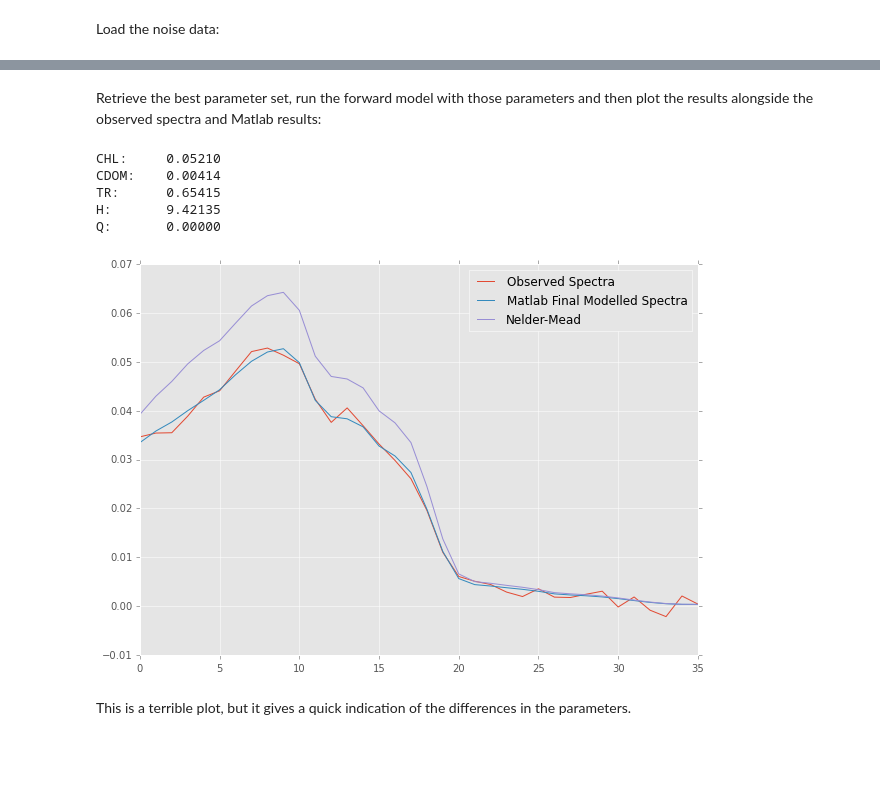
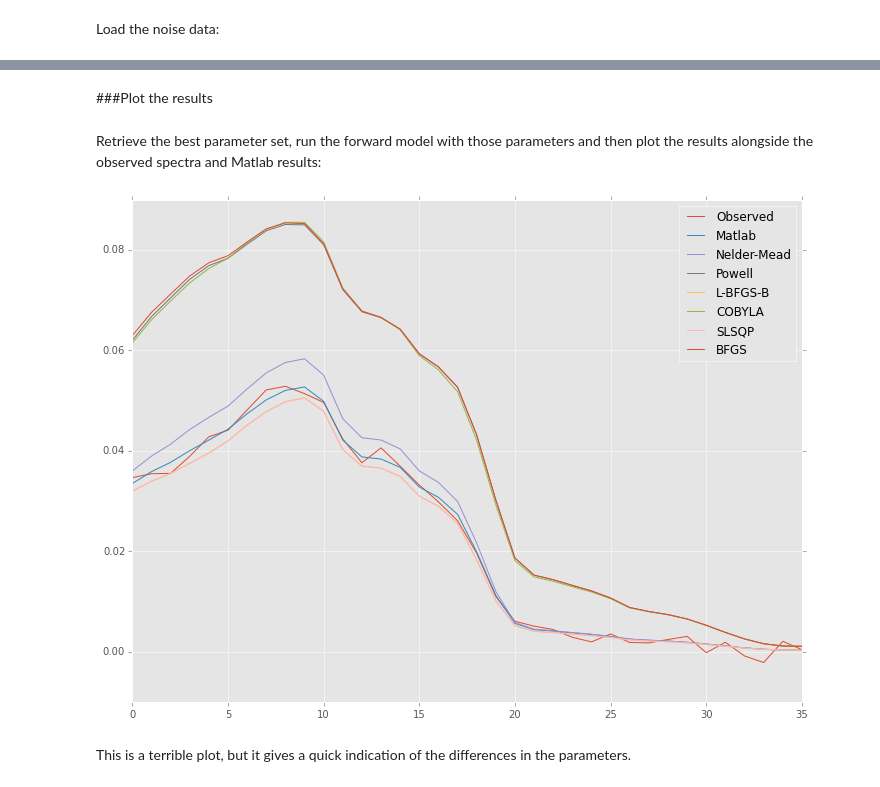
Before and after one commit to obarrilero/sambuca, a Jupyter notebook: reference/notebooks/Sambuca Minimisation Experiments.ipynb, the cells around one changed output, grey strips where cells are left out. Cells and saved outputs as stored; diff of their text form; code cells hidden in the pictures; blank space fills up the shorter version.

```diff
--- a/reference/notebooks/Sambuca Minimisation Experiments.ipynb
+++ b/reference/notebooks/Sambuca Minimisation Experiments.ipynb
@@ -208,0 +275,6 @@ Warning: Maximum number of function evaluations has been exceeded.
+# %%
+res_cobyla = minimize(obj_bounds, p0, method='COBYLA',
+                      options={'disp':True, 'maxiter':20000})
+p_cobyla = res_cobyla['x']
+print_parameters(p_cobyla)
+cobyla_spectra = evaluate_forward_model(p_cobyla, siops_data, sensor_data['filt'])
@@ -208,0 +297,6 @@ Warning: Maximum number of function evaluations has been exceeded.
+# %%
+res_lbfgs = minimize(obj_nobounds, p0, method='L-BFGS-B', bounds=p_bounds,
+                     options={'disp':True, 'maxiter':20000})
+p_lbfgs = res_lbfgs['x']
+print_parameters(p_lbfgs)
+lbfgs_spectra = evaluate_forward_model(p_lbfgs, siops_data, sensor_data['filt'])
@@ -209,24 +327,26 @@ Warning: Maximum number of function evaluations has been exceeded.
+# %% [markdown]
+###Plot the results
 # %% [markdown]
 Retrieve the best parameter set, run the forward model with those parameters and then plot the results alongside the observed spectra and Matlab results:
-# %%
-p_nm = res_nm['x']
-print_parameters(p_nm)
-
-spectra_nm = evaluate_forward_model(p_nm, siops_data, sensor_data['filt'])
-
-plt.figure(figsize=(10,7))
-plt.plot(obs_spectra, label='Observed Spectra')
-plt.plot(mdl_spectra, label='Matlab Final Modelled Spectra')
-plt.plot(spectra_nm, label='Nelder-Mead')
-plt.legend(loc='upper right')
-plt.show()
-# %% [output]
-CHL:     0.05210
-CDOM:    0.00414
-TR:      0.65415
-H:       9.42135
-Q:       0.00000
-[figure, removed]
+# %%
+plot_items.clear()
+plot_items.append((obs_spectra, 'Observed'))
+plot_items.append((mdl_spectra, 'Matlab'))
+plot_items.append((nm_spectra, 'Nelder-Mead'))
+plot_items.append((powell_spectra, 'Powell'))
+plot_items.append((lbfgs_spectra, 'L-BFGS-B'))
+plot_items.append((cobyla_spectra, 'COBYLA'))
+plot_items.append((slsqp_spectra, 'SLSQP'))
+plot_items.append((bfgs_spectra, 'BFGS'))
+
+plt.figure(figsize=(plot_width, plot_height))
+for pi in plot_items:
+    plt.plot(pi[0], label=pi[1])
+
+plt.legend(loc='upper right')
+plt.show()
+# %% [output]
+[figure, added]
 # %% [markdown]
 This is a terrible plot, but it gives a quick indication of the differences in the parameters.
 # %%
```
Also changed, not shown: parts of 25 cells of this notebook, 2 other files.
